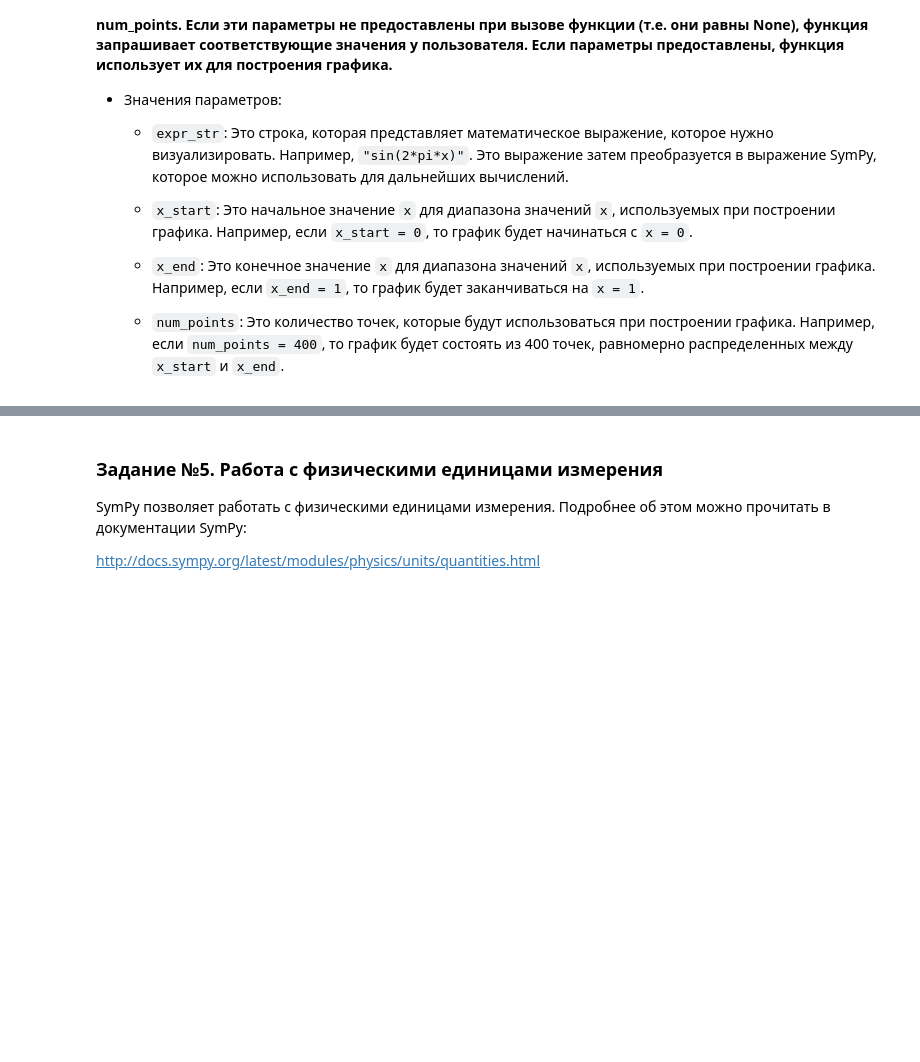
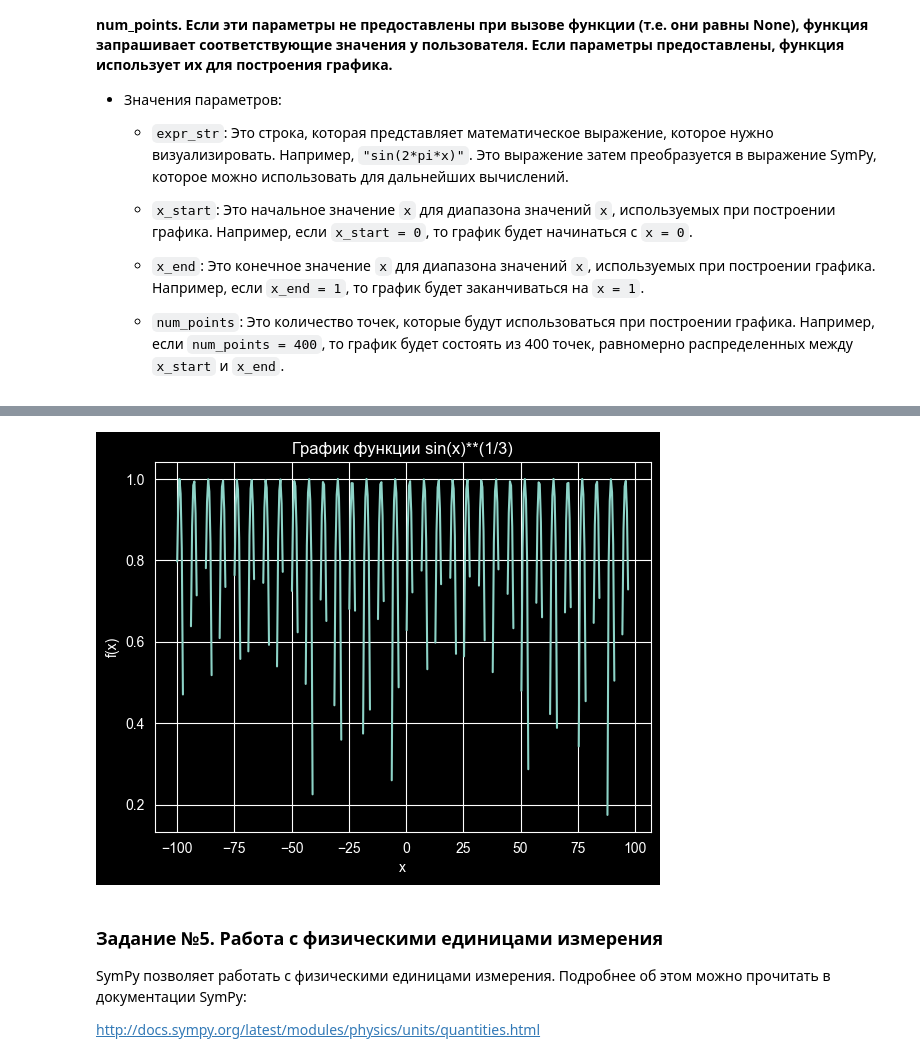
Before and after one commit to Calrission/MIIGAIK-Computer-Math, a Jupyter notebook: 7. Библиотека SymPy/Практическая_работа_№7_Библиотека_SymPy.ipynb, the cells around one changed output, grey strips where cells are left out. Drawn from its saved outputs; the diff is of its cells as text; code cells hidden in the pictures; blank space fills up the shorter version.

```diff
--- a/7. Библиотека SymPy/Практическая_работа_№7_Библиотека_SymPy.ipynb
+++ b/7. Библиотека SymPy/Практическая_работа_№7_Библиотека_SymPy.ipynb
@@ -149,3 +170,27 @@ f(1.0)
+# %%
+def f(expr_str, x_start, x_end, num_points):
+    if expr_str is None:
+        expr_str = input("Введите математическое выражение: ")
+    if x_start is None:
+        x_start = float(input("Введите начальное значение x: "))
+    if x_end is None:
+        x_end = float(input("Введите конечное значение x: "))
+    if num_points is None:
+        num_points = int(input("Введите количество точек для построение графика: "))
+
+    a = parse_expr(expr_str)
+    fun = sp.lambdify(symbols("x"), a, "numpy")
+    x = np.linspace(x_start, x_end, num_points)
+    y = fun(x)
+
+    plt.plot(x, y)
+    plt.ylabel("f(x)")
+    plt.xlabel("x")
+    plt.title(f"График функции {expr_str}")
+
+f("sin(x)**(1/3)", -100, 100, 400)
+# %% [output]
+[figure, added]
 # %% [markdown]
 ### Задание №5. Работа с физическими единицами измерения
 
```
Also changed, not shown: parts of 25 cells of this notebook.
